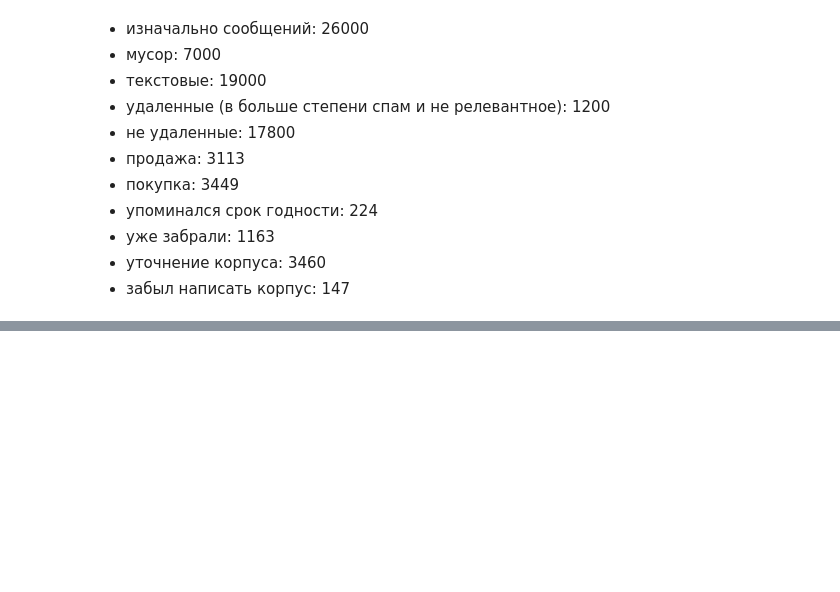
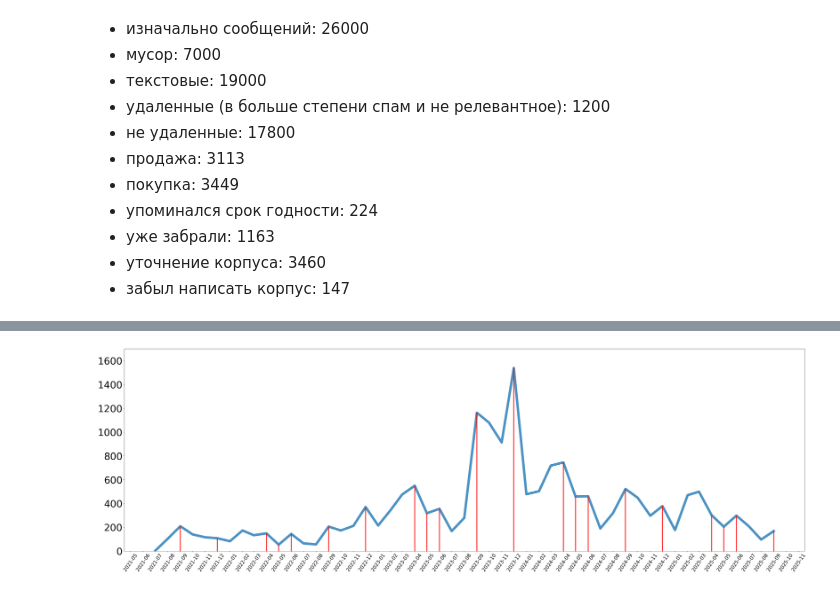
Before and after one commit to Segun228/foodsharing_data_analisis, a Jupyter notebook: main_analisis.ipynb, the cells around one changed output, grey strips where cells are left out. Drawn from its saved outputs; the diff is of its cells as text; code cells hidden in the pictures; blank space fills up the shorter version.

```diff
--- a/main_analisis.ipynb
+++ b/main_analisis.ipynb
@@ -195,0 +232,24 @@ posts_house.shape
+# %%
+import matplotlib.dates as mdates
+
+plt.figure(figsize=(50, 15))
+plt.ylim((0, 1700))
+sns.lineplot(x="month", y="count", data=month_series, alpha=0.8, linewidth=10)
+
+plt.gca().xaxis.set_major_locator(mdates.MonthLocator(interval=1))
+plt.gca().xaxis.set_major_formatter(mdates.DateFormatter("%Y-%m"))
+highlight_months = [12,7, 5, 9, 6]
+
+for _, row in month_series.iterrows():
+    month_number = row["month"].month
+    if month_number in highlight_months:
+        plt.vlines(x=row["month"], ymin=0, ymax=row["count"], color='red', alpha=0.8, linewidth=4)
+
+plt.xlabel("")
+plt.ylabel("")
+plt.xticks(rotation=55, fontsize=20)
+plt.yticks(fontsize=40)
+
+plt.show()
+# %% [output]
+[figure, added]
```
Also changed, not shown: parts of 8 cells of this notebook.
